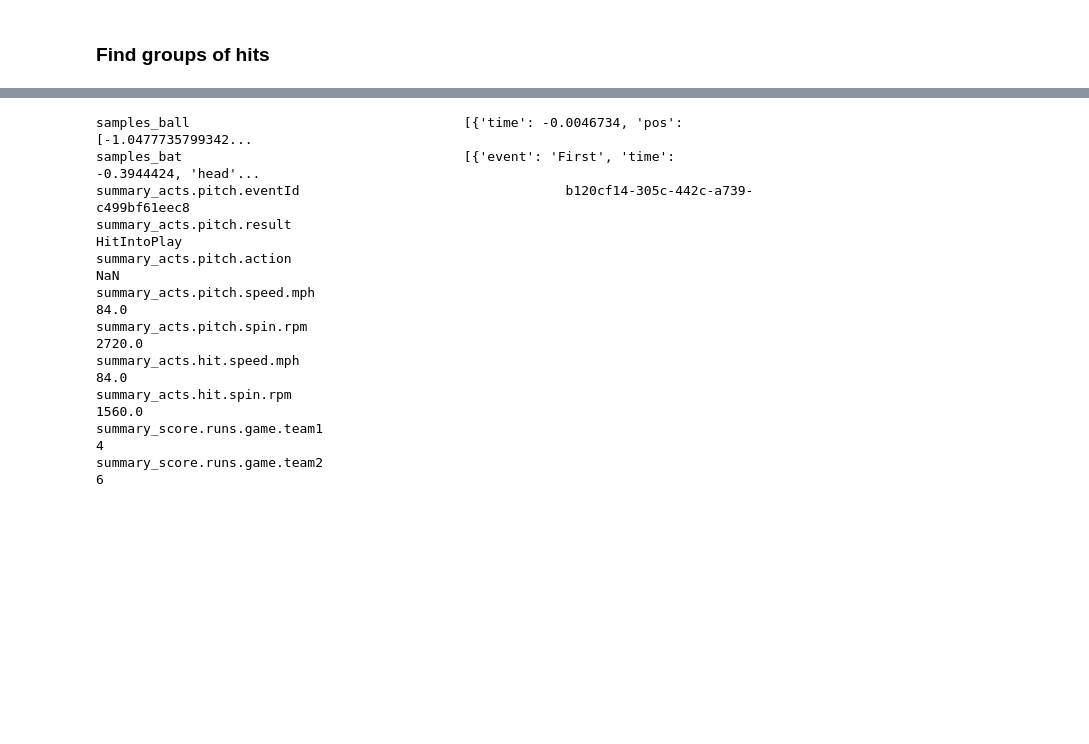
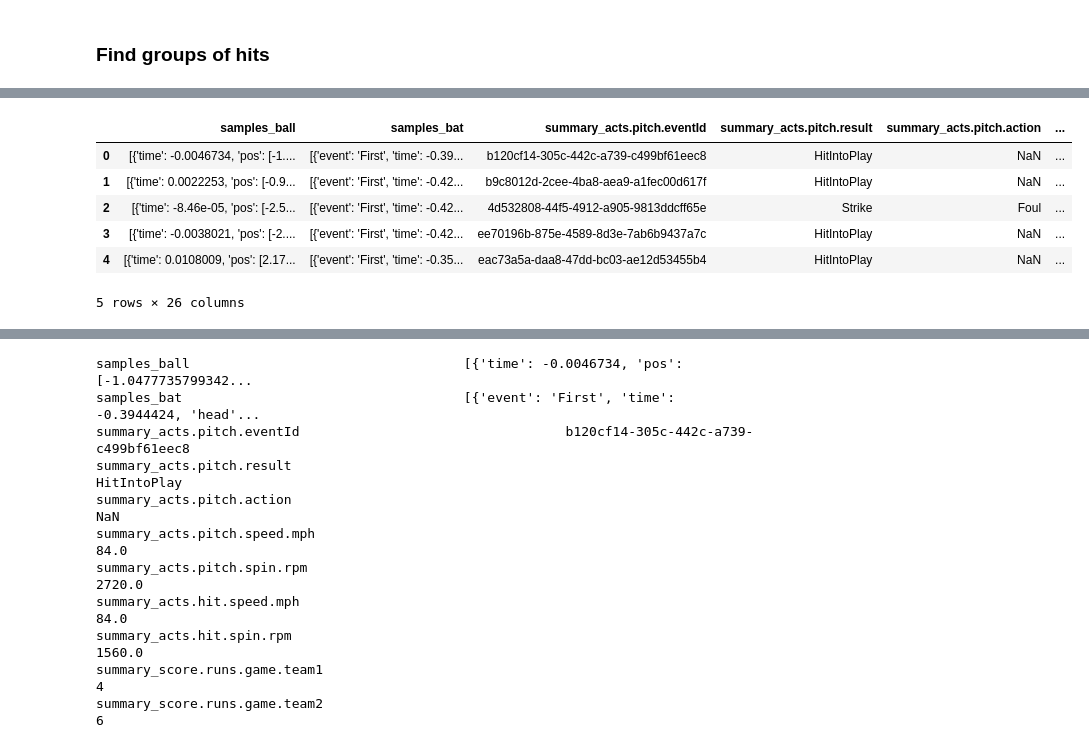
Before and after one commit to lillian-mo/wisd-2024, a Jupyter notebook: project.ipynb, the cells around one changed output, grey strips where cells are left out. Drawn from its saved outputs; the diff is of its cells as text; code cells hidden in the pictures; blank space fills up the shorter version.

```diff
--- a/project.ipynb
+++ b/project.ipynb
@@ -71,3 +72,6 @@ angle:  ['degree']
 # df.to_csv('all_data.csv', index=False)
 # %% [markdown]
 ### Find groups of hits
+# %%
+df = pd.read_csv('all_data.csv')
+df.dtypes
@@ -81,0 +106,6 @@ print(len(hit_df))
+# %%
+# expand events column (hit details)
+hit_df['events'] = hit_df['events'].apply(ast.literal_eval)
+events_df = pd.json_normalize(hit_df['events'].explode())
+events_df = events_df.add_prefix('events.')
+events_df.head()
@@ -82,8 +124,15 @@ print(len(hit_df))
 # %%
-# expand events column (hit details) & remove unnecessary columns
-events_df = pd.json_normalize(hit_df['events'].explode().to_list())
-events_df = events_df.add_prefix('events.')
+
 hit_df = hit_df.join(events_df)
 hit_df = hit_df.drop(columns=['events', 'units.length', 'units.velocity', 'units.acceleration', 'units.angle',
                               'summary_acts.pitch.speed.kph', 'summary_acts.pitch.speed.mps',
                               'summary_acts.hit.speed.kph', 'summary_acts.hit.speed.mps'])
+hit_df.head()
+# %% [output]
+|  | samples_ball | samples_bat | summary_acts.pitch.eventId | summary_acts.pitch.result | summary_acts.pitch.action | ... |
+| 0 | [{'time': -0.0046734, 'pos': [-1.... | [{'event': 'First', 'time': -0.39... | b120cf14-305c-442c-a739-c499bf61eec8 | HitIntoPlay | NaN | ... |
+| 1 | [{'time': 0.0022253, 'pos': [-0.9... | [{'event': 'First', 'time': -0.42... | b9c8012d-2cee-4ba8-aea9-a1fec00d617f | HitIntoPlay | NaN | ... |
+| 2 | [{'time': -8.46e-05, 'pos': [-2.5... | [{'event': 'First', 'time': -0.42... | 4d532808-44f5-4912-a905-9813ddcff65e | Strike | Foul | ... |
+| 3 | [{'time': -0.0038021, 'pos': [-2.... | [{'event': 'First', 'time': -0.42... | ee70196b-875e-4589-8d3e-7ab6b9437a7c | HitIntoPlay | NaN | ... |
+| 4 | [{'time': 0.0108009, 'pos': [2.17... | [{'event': 'First', 'time': -0.35... | eac73a5a-daa8-47dd-bc03-ae12d53455b4 | HitIntoPlay | NaN | ... |
+5 rows × 26 columns
```
Also changed, not shown: parts of 7 cells of this notebook, 1 other file.
